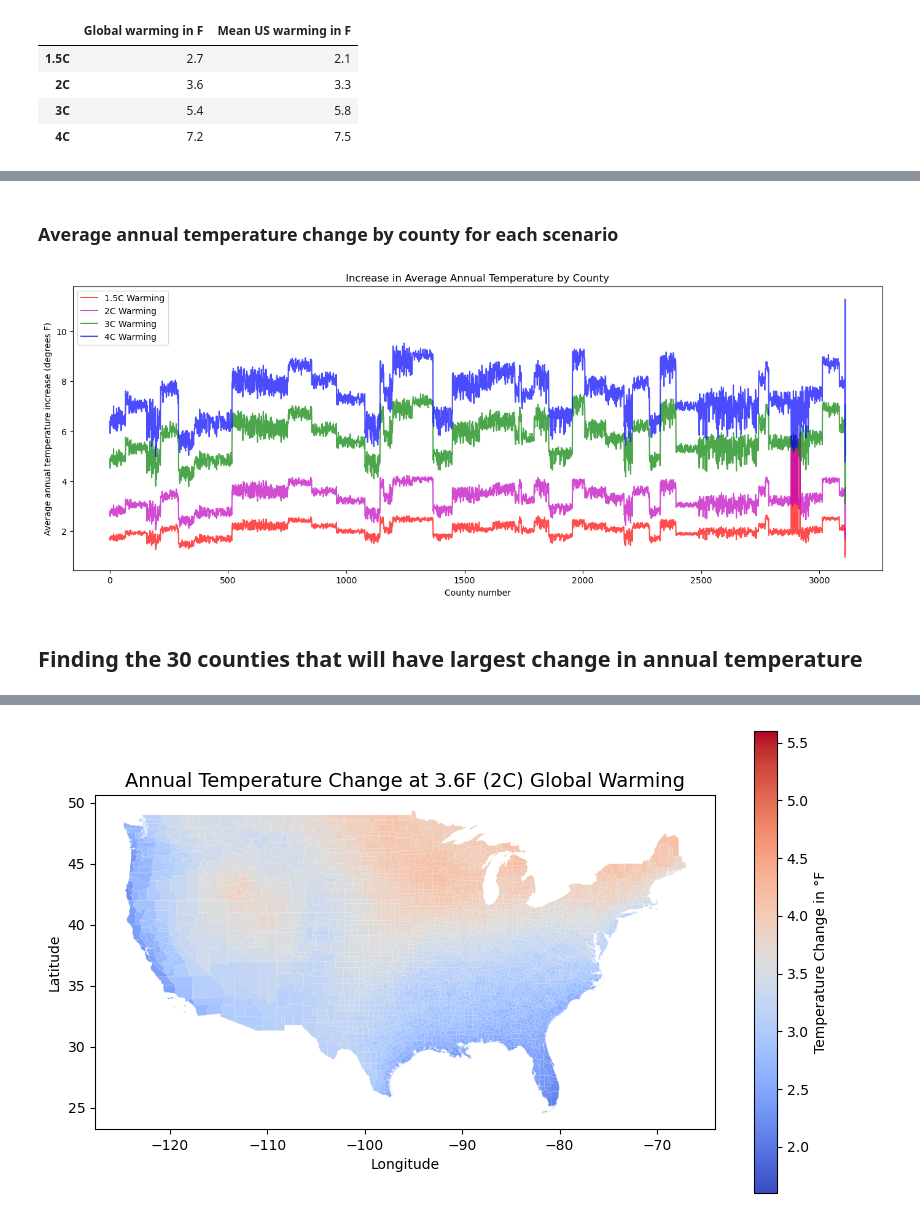
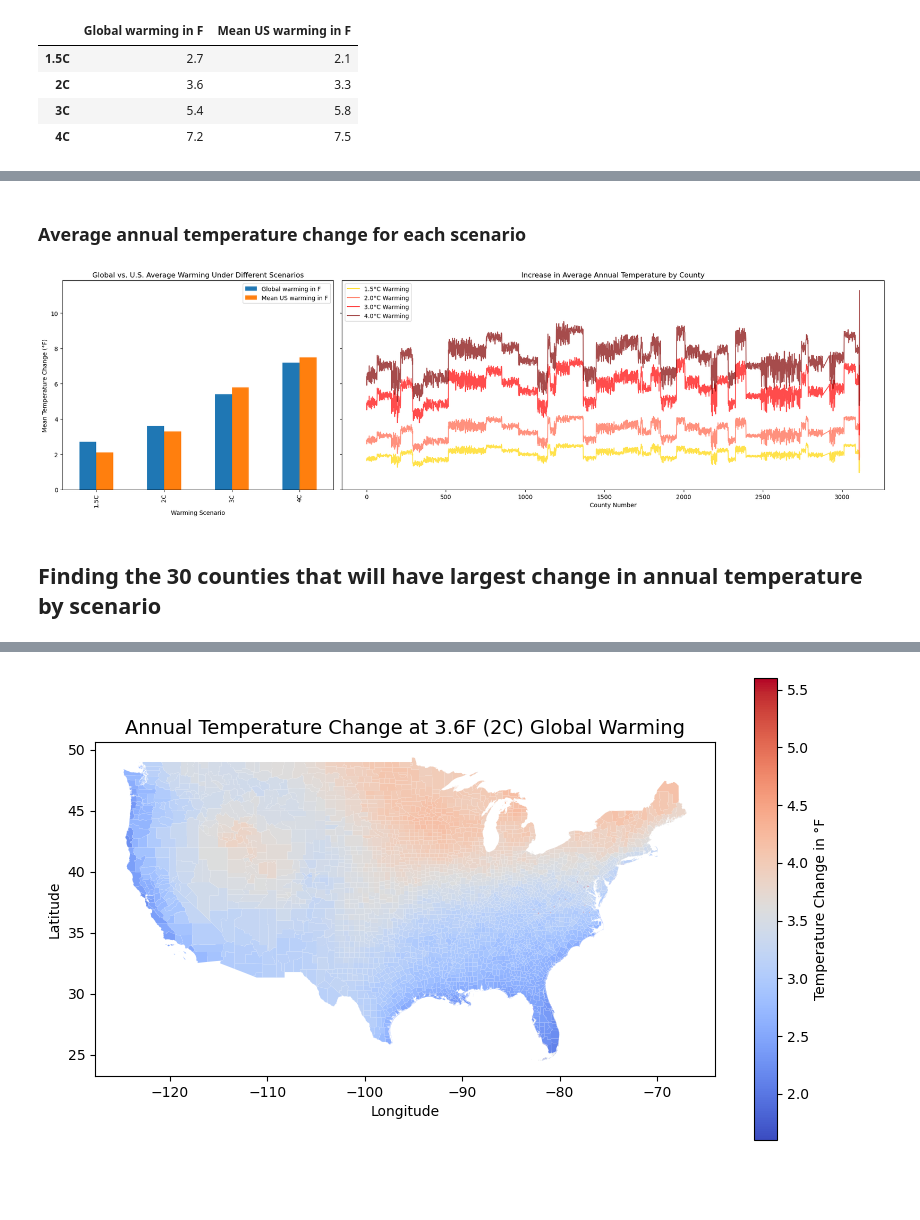
Before and after one commit to haleycrim/final-project, a Jupyter notebook: Final_project.ipynb, the cells around one changed output, grey strips where cells are left out. Cells and saved outputs as stored; diff of their text form; code cells hidden in the pictures; blank space fills up the shorter version.

```diff
--- a/Final_project.ipynb
+++ b/Final_project.ipynb
@@ -51,3 +50,9 @@ df_1
 | 3109 | 3110 | NaN | Alaska | AK | 2 | 22.300000 | ... |
 | 3110 | 3111 | NaN | Hawaii | HI | 15 | 9.200000 | ... |
 3111 rows × 23 columns
+# %%
+#Removing cities in Virginia that are not in counties because they have incorrect data
+df_1 = df_1[~df_1['County name'].str.contains('city', na=False)]
+
+#Checking to see if the cities are removed - they were previously between York VA and Adams WA counties
+df_1.iloc[2875:2877]
@@ -54,14 +64,19 @@ df_1
 # %%
-# Doing the same for the other datasets
+# Doing the same for the other datasets for 2, 3, and 4 degree C warming
 file_path_2 = "NCA_Atlas_GWL_2C_-2110005955286935887.csv"
 df_2 = pd.read_csv(file_path_2)
 df_2['county_and_state'] = df_2['County name'] + ', ' + df_2['State abbreviation']
+df_2 = df_2[~df_2['County name'].str.contains('city', na=False)]
+
 file_path_3 = "NCA_Atlas_Global_Warming_Level_5_deg_F_7660615008925248363.csv"
 df_3 = pd.read_csv(file_path_3)
 df_3['county_and_state'] = df_3['County name'] + ', ' + df_3['State abbreviation']
+df_3 = df_3[~df_3['County name'].str.contains('city', na=False)]
+
 file_path_4 = "NCA_Atlas_Global_Warming_Level_7_deg_F_378192723792765213.csv"
 df_4 = pd.read_csv(file_path_4)
 df_4['county_and_state'] = df_4['County name'] + ', ' + df_4['State abbreviation']
+df_4 = df_4[~df_4['County name'].str.contains('city', na=False)]
 # %% [markdown]
 # Calculating average annual temperature change across the U.S. for each scenario
 # %%
@@ -111,21 +115,33 @@ plt.show()
 # %% [markdown]
-### Average annual temperature change by county for each scenario
+### Average annual temperature change for each scenario
-# %%
-#Set up plot
-plt.figure(figsize=(17, 6))
-
-plt.plot(df_1['Temperature average'], label='1.5C Warming', color='r', alpha=0.7)
-plt.plot(df_2['Temperature average'], label='2C Warming', color='m', alpha=0.7)
-plt.plot(df_3['Temperature average'], label='3C Warming', color='g', alpha=0.7)
-plt.plot(df_4['Temperature average'], label='4C Warming', color='b', alpha=0.7)
-
-plt.xlabel('County number')
-plt.ylabel('Average annual temperature increase (degrees F)')
-plt.title('Increase in Average Annual Temperature by County')
-plt.legend()
-
-plt.show()
-# %% [output]
-[figure, removed]
+# %%
+# Create figure and two subplots
+fig, axes = plt.subplots(1, 2, figsize=(20, 6), gridspec_kw={'width_ratios': [1, 2]}, sharey=True)
+
+# First Plot: Bar chart of global vs. U.S. warming at different scenarios
+ax1 = axes[0]
+temp.plot(kind='bar', ax=ax1)
+
+ax1.set_title('Global vs. U.S. Average Warming Under Different Scenarios')
+ax1.set_xlabel('Warming Scenario')
+ax1.set_ylabel('Mean Temperature Change (°F)')
+
+# Second Plot: Line chart of county-level temperature change at different scenarios
+ax2 = axes[1]
+ax2.plot(df_1['Temperature average'], label='1.5°C Warming', color='gold', alpha=0.7)
+ax2.plot(df_2['Temperature average'], label='2.0°C Warming', color='tomato', alpha=0.7)
+ax2.plot(df_3['Temperature average'], label='3.0°C Warming', color='red', alpha=0.7)
+ax2.plot(df_4['Temperature average'], label='4.0°C Warming', color='maroon', alpha=0.7)
+
+ax2.set_title('Increase in Average Annual Temperature by County')
+ax2.set_xlabel('County Number')
+ax2.set_ylabel('Average Annual Temperature Increase (°F)')
+ax2.legend()
+
+plt.tight_layout()
+
+plt.show()
+# %% [output]
+[figure, added]
 # %% [markdown]
-## Finding the 30 counties that will have largest change in annual temperature
+## Finding the 30 counties that will have largest change in annual temperature by scenario
```
Also changed, not shown: parts of 37 cells of this notebook.
